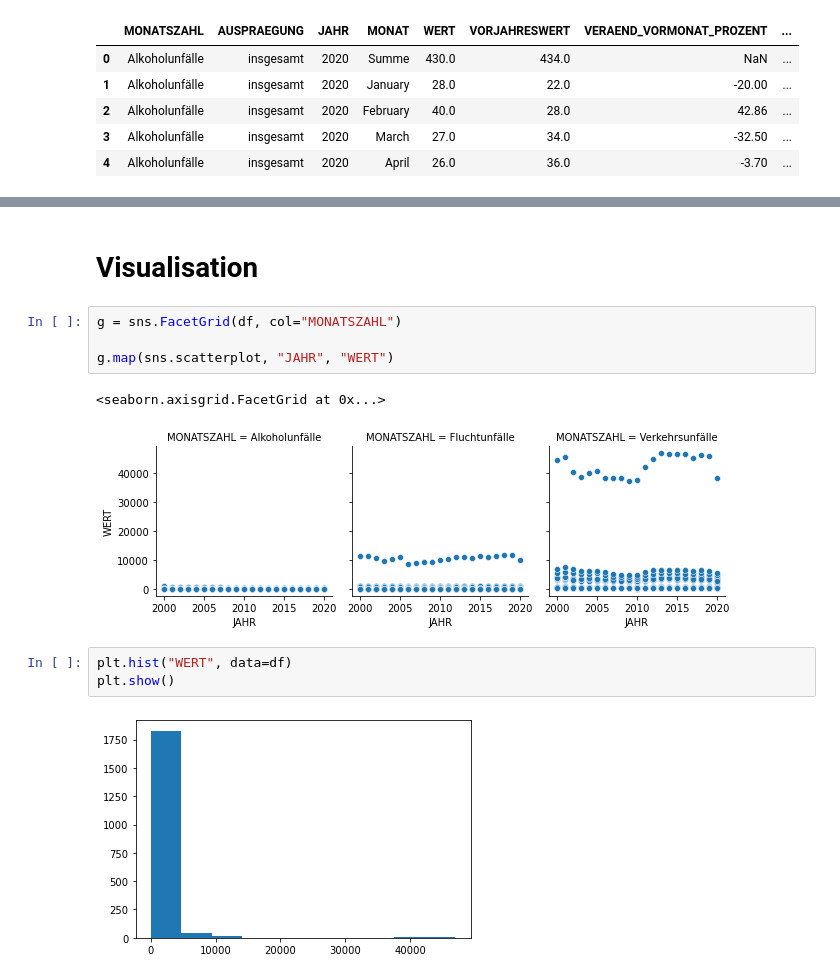
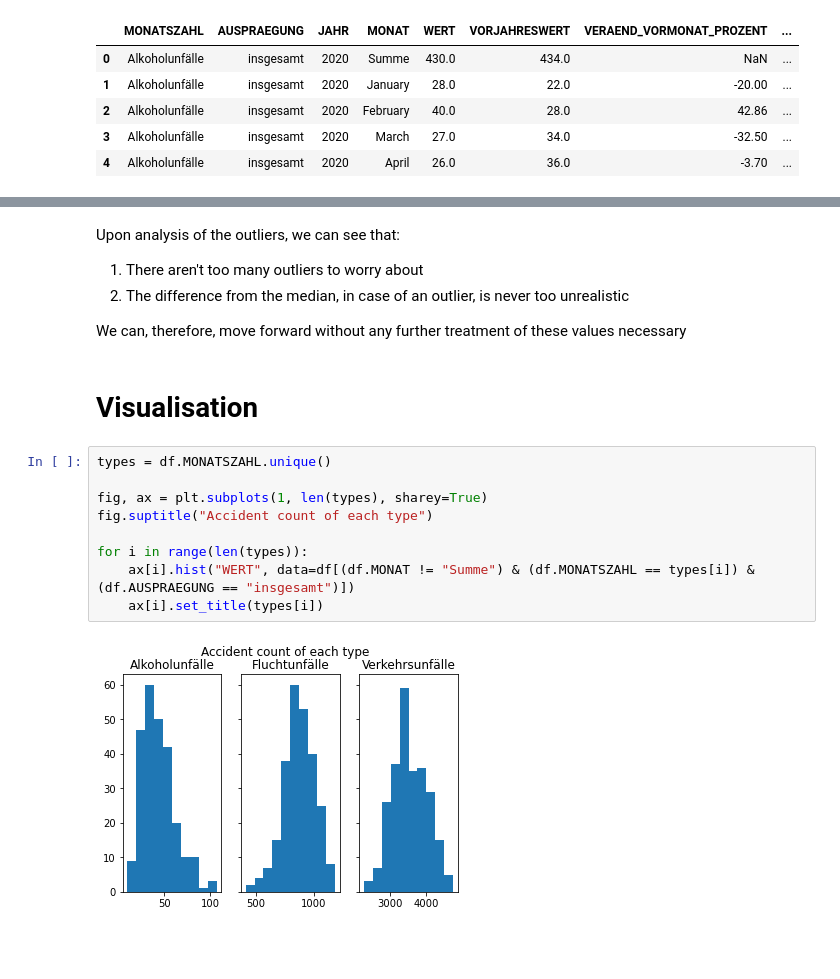
Before and after one commit to RusheelIyer/DPS, a Jupyter notebook: Accident Predictor.ipynb, the cells around one changed output, grey strips where cells are left out. Drawn from its saved outputs; the diff is of its cells as text; blank space fills up the shorter version.

```diff
--- a/Accident Predictor.ipynb
+++ b/Accident Predictor.ipynb
@@ -124,14 +128,19 @@ df.head()
+# %% [markdown]
+Upon analysis of the outliers, we can see that:
+1. There aren't too many outliers to worry about
+2. The difference from the median, in case of an outlier, is never too unrealistic
+
+We can, therefore, move forward without any further treatment of these values necessary
 # %% [markdown]
 # Visualisation
-# %%
-g = sns.FacetGrid(df, col="MONATSZAHL")
-
-g.map(sns.scatterplot, "JAHR", "WERT")
-# %% [output]
-<seaborn.axisgrid.FacetGrid at 0x...>
-[figure, removed]
-# %%
-plt.hist("WERT", data=df)
-plt.show()
-# %% [output]
-[figure, removed]
+# %%
+types = df.MONATSZAHL.unique()
+
+fig, ax = plt.subplots(1, len(types), sharey=True)
+fig.suptitle("Accident count of each type")
+
+for i in range(len(types)):
+    ax[i].hist("WERT", data=df[(df.MONAT != "Summe") & (df.MONATSZAHL == types[i]) & (df.AUSPRAEGUNG == "insgesamt")])
+    ax[i].set_title(types[i])
+# %% [output]
+[figure, added]
```
Also changed, not shown: parts of 5 cells of this notebook.
